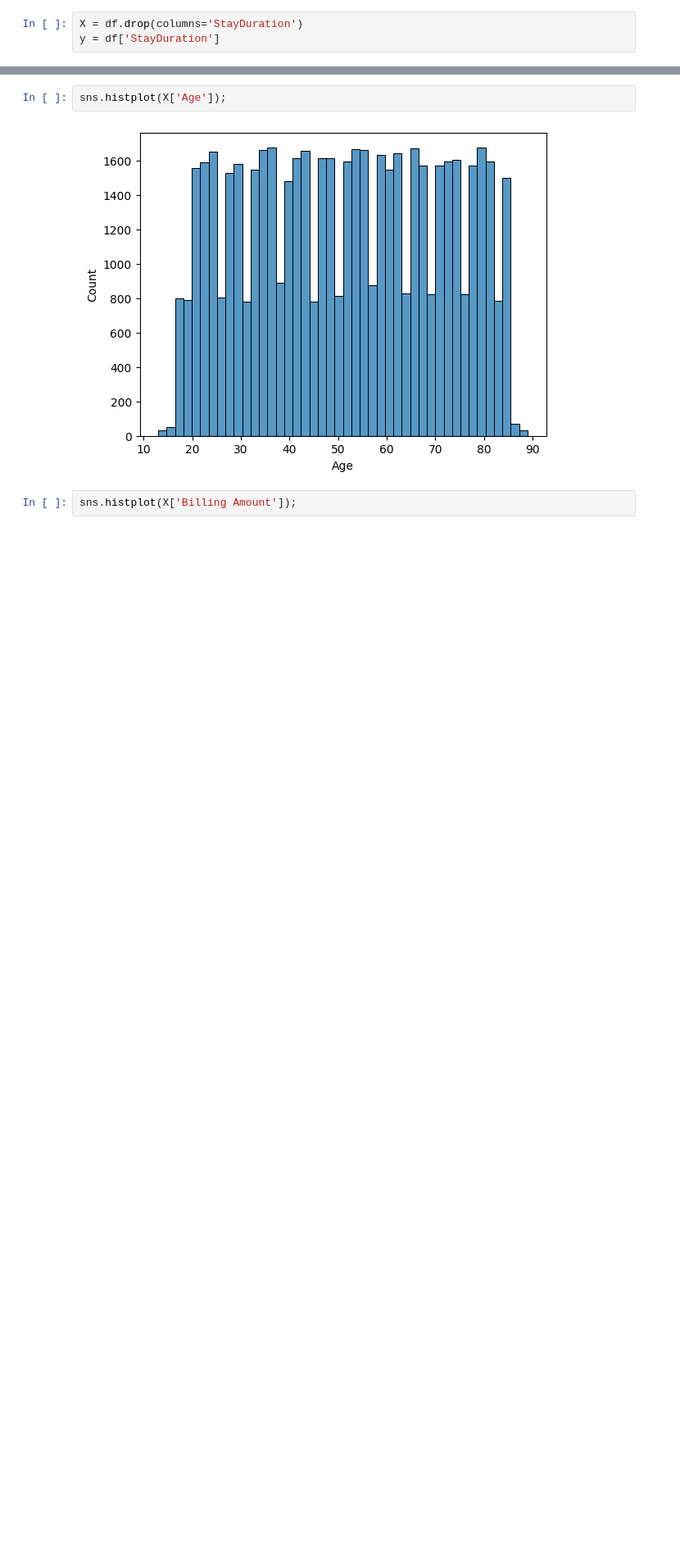
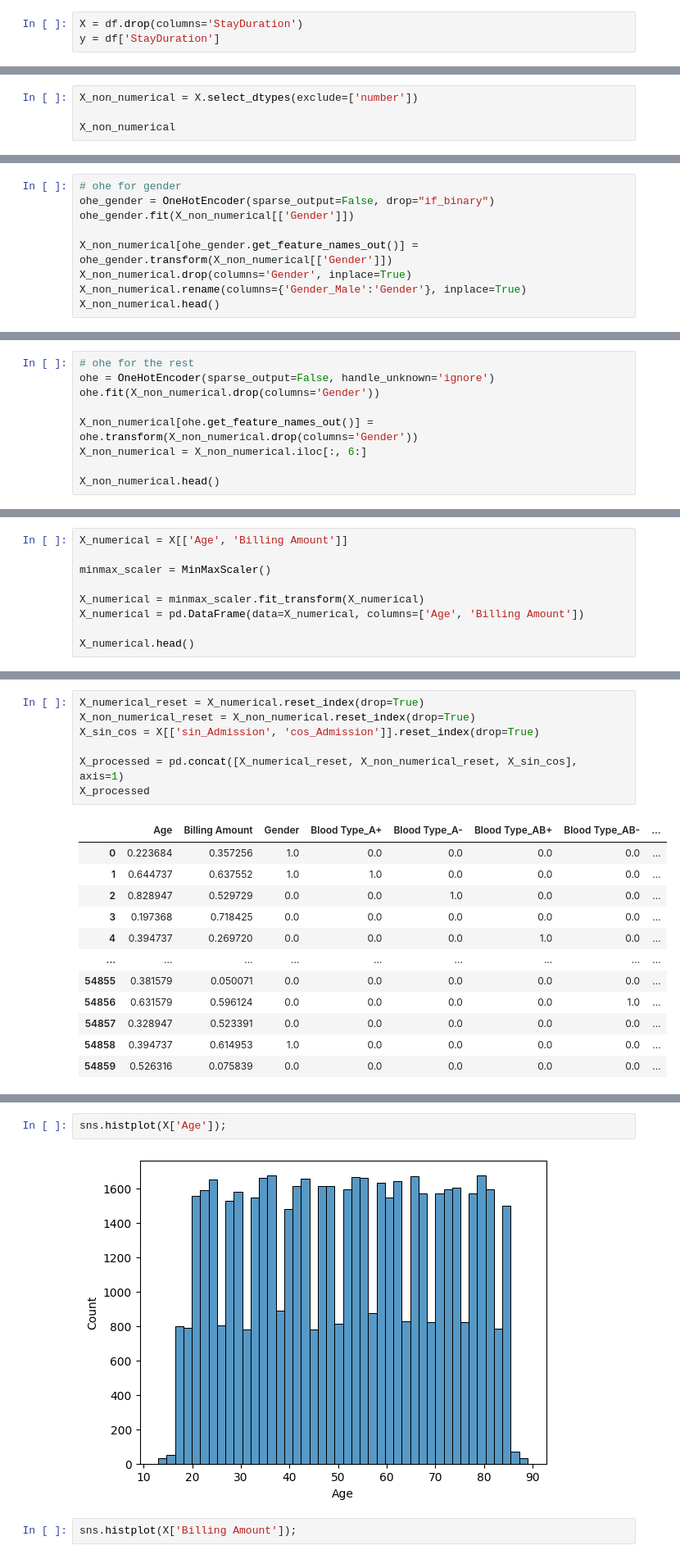
Before and after one commit to Reem24Alamri/hospitai, a Jupyter notebook: Test environment.ipynb, the cells around one changed output, grey strips where cells are left out. Shown at 82% size. Cells and saved outputs as stored; diff of their text form; blank space fills up the shorter version.

```diff
--- a/Test environment.ipynb
+++ b/Test environment.ipynb
@@ -154,0 +181,4 @@ y = df['StayDuration']
+# %%
+X_non_numerical = X.select_dtypes(exclude=['number'])
+
+X_non_numerical
@@ -154,0 +201,9 @@ y = df['StayDuration']
+# %%
+# ohe for gender
+ohe_gender = OneHotEncoder(sparse_output=False, drop="if_binary")
+ohe_gender.fit(X_non_numerical[['Gender']])
+
+X_non_numerical[ohe_gender.get_feature_names_out()] = ohe_gender.transform(X_non_numerical[['Gender']])
+X_non_numerical.drop(columns='Gender', inplace=True)
+X_non_numerical.rename(columns={'Gender_Male':'Gender'}, inplace=True)
+X_non_numerical.head()
@@ -154,0 +217,9 @@ y = df['StayDuration']
+# %%
+# ohe for the rest
+ohe = OneHotEncoder(sparse_output=False, handle_unknown='ignore')
+ohe.fit(X_non_numerical.drop(columns='Gender'))
+
+X_non_numerical[ohe.get_feature_names_out()] = ohe.transform(X_non_numerical.drop(columns='Gender'))
+X_non_numerical = X_non_numerical.iloc[:, 6:]
+
+X_non_numerical.head()
@@ -154,0 +257,9 @@ y = df['StayDuration']
+# %%
+X_numerical = X[['Age', 'Billing Amount']]
+
+minmax_scaler = MinMaxScaler()
+
+X_numerical = minmax_scaler.fit_transform(X_numerical)
+X_numerical = pd.DataFrame(data=X_numerical, columns=['Age', 'Billing Amount'])
+
+X_numerical.head()
@@ -154,0 +283,20 @@ y = df['StayDuration']
+# %%
+X_numerical_reset = X_numerical.reset_index(drop=True)
+X_non_numerical_reset = X_non_numerical.reset_index(drop=True)
+X_sin_cos = X[['sin_Admission', 'cos_Admission']].reset_index(drop=True)
+
+X_processed = pd.concat([X_numerical_reset, X_non_numerical_reset, X_sin_cos], axis=1)
+X_processed
+# %% [output]
+|  | Age | Billing Amount | Gender | Blood Type_A+ | Blood Type_A- | Blood Type_AB+ | Blood Type_AB- | ... |
+| 0 | 0.223684 | 0.357256 | 1.0 | 0.0 | 0.0 | 0.0 | 0.0 | ... |
+| 1 | 0.644737 | 0.637552 | 1.0 | 1.0 | 0.0 | 0.0 | 0.0 | ... |
+| 2 | 0.828947 | 0.529729 | 0.0 | 0.0 | 1.0 | 0.0 | 0.0 | ... |
+| 3 | 0.197368 | 0.718425 | 0.0 | 0.0 | 0.0 | 0.0 | 0.0 | ... |
+| 4 | 0.394737 | 0.269720 | 0.0 | 0.0 | 0.0 | 1.0 | 0.0 | ... |
+| ... | ... | ... | ... | ... | ... | ... | ... | ... |
+| 54855 | 0.381579 | 0.050071 | 0.0 | 0.0 | 0.0 | 0.0 | 0.0 | ... |
+| 54856 | 0.631579 | 0.596124 | 0.0 | 0.0 | 0.0 | 0.0 | 1.0 | ... |
+| 54857 | 0.328947 | 0.523391 | 0.0 | 0.0 | 0.0 | 0.0 | 0.0 | ... |
+| 54858 | 0.394737 | 0.614953 | 1.0 | 0.0 | 0.0 | 0.0 | 0.0 | ... |
+| 54859 | 0.526316 | 0.075839 | 0.0 | 0.0 | 0.0 | 0.0 | 0.0 | ... |
```
Also changed, not shown: parts of 34 cells of this notebook.
